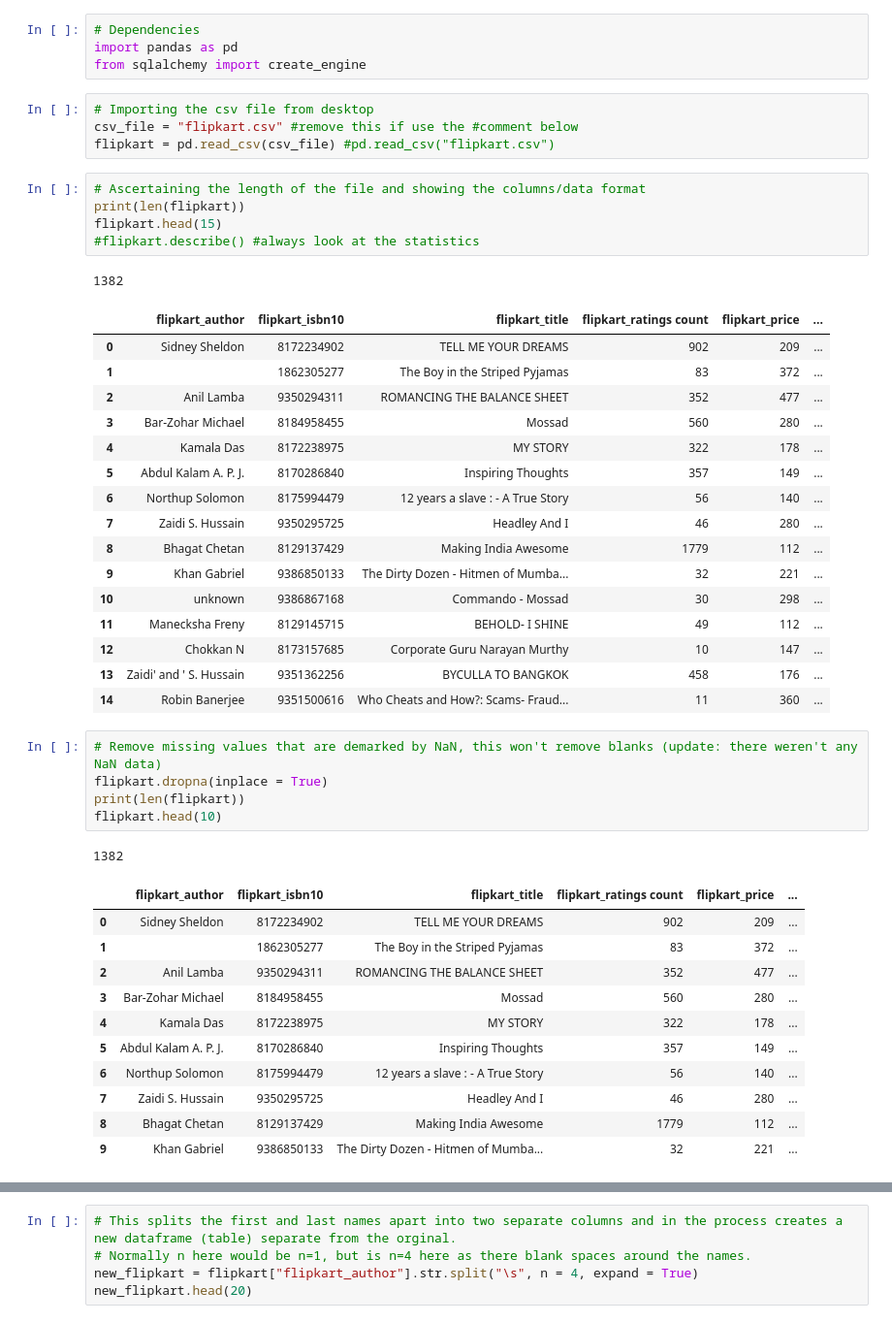
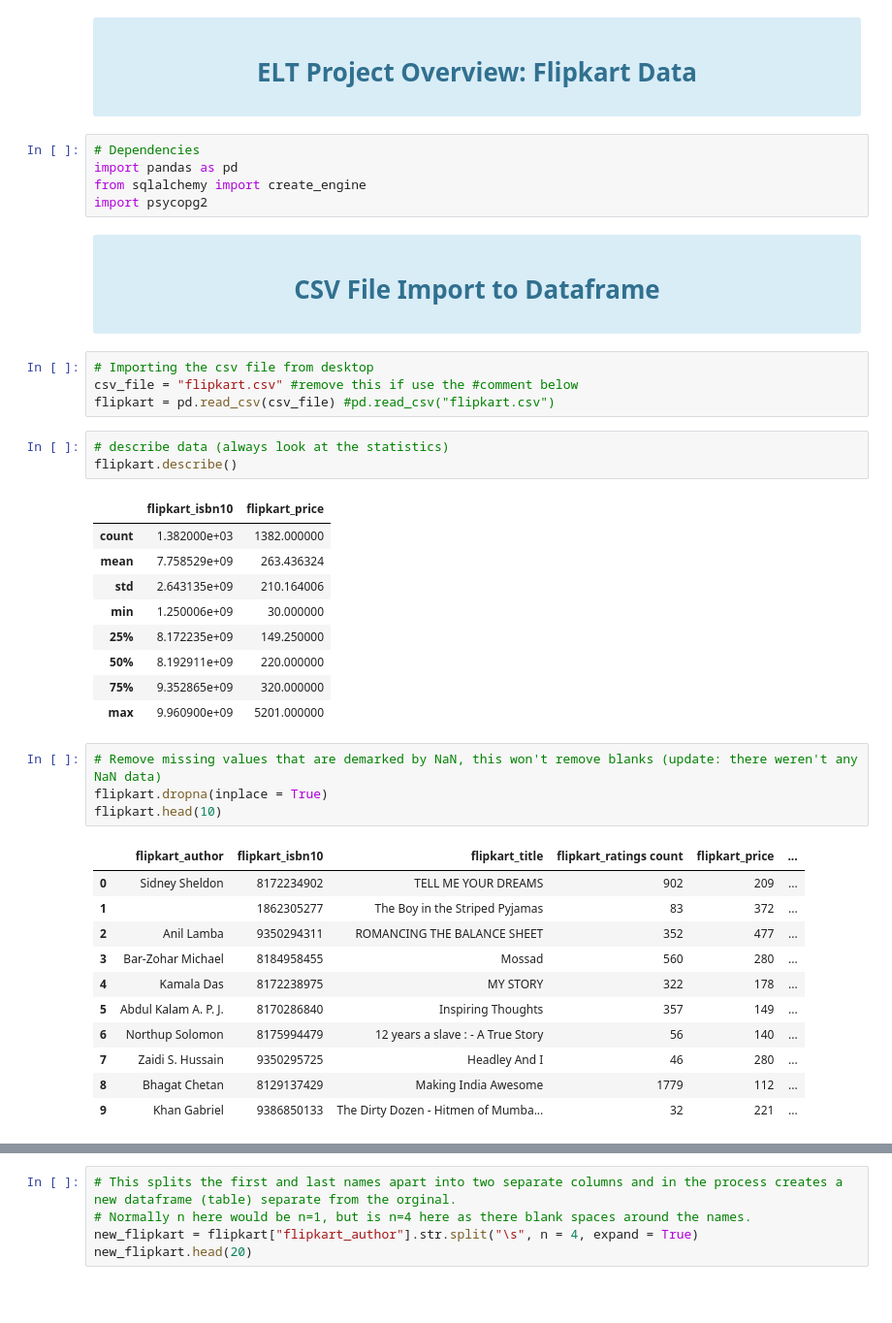
Before and after one commit to chem-nolin/ETL_project, a Jupyter notebook: flipkart.ipynb, the cells around one changed output, grey strips where cells are left out. Shown at 97% size. Saved outputs shown, nothing was run; the diff lists cells and outputs as text; blank space fills up the shorter version.

```diff
--- a/flipkart.ipynb
+++ b/flipkart.ipynb
@@ -1,41 +1,38 @@
+# %% [markdown]
+<div class="alert alert-block alert-info">
+    <center><h1>ELT Project Overview: Flipkart Data</h1></center>
+</div>
 # %%
 # Dependencies
 import pandas as pd
 from sqlalchemy import create_engine
+import psycopg2
+# %% [markdown]
+<div class="alert alert-block alert-info">
+    <center><h1>CSV File Import to Dataframe</h1></center>
+</div>
 # %%
 # Importing the csv file from desktop
 csv_file = "flipkart.csv" #remove this if use the #comment below
 flipkart = pd.read_csv(csv_file) #pd.read_csv("flipkart.csv")
-# %%
-# Ascertaining the length of the file and showing the columns/data format
-print(len(flipkart))
-flipkart.head(15)
-#flipkart.describe() #always look at the statistics
-# %% [output]
-1382
-|  | flipkart_author | flipkart_isbn10 | flipkart_title | flipkart_ratings count | flipkart_price | ... |
-| 0 | Sidney Sheldon | 8172234902 | TELL ME YOUR DREAMS | 902 | 209 | ... |
-| 1 |  | 1862305277 | The Boy in the Striped Pyjamas | 83 | 372 | ... |
-| 2 | Anil Lamba | 9350294311 | ROMANCING THE BALANCE SHEET | 352 | 477 | ... |
-| 3 | Bar-Zohar Michael | 8184958455 | Mossad | 560 | 280 | ... |
-| 4 | Kamala Das | 8172238975 | MY STORY | 322 | 178 | ... |
-| 5 | Abdul Kalam A. P. J. | 8170286840 | Inspiring Thoughts | 357 | 149 | ... |
-| 6 | Northup Solomon | 8175994479 | 12 years a slave : - A True Story | 56 | 140 | ... |
-| 7 | Zaidi S. Hussain | 9350295725 | Headley And I | 46 | 280 | ... |
-| 8 | Bhagat Chetan | 8129137429 | Making India Awesome | 1779 | 112 | ... |
-| 9 | Khan Gabriel | 9386850133 | The Dirty Dozen - Hitmen of Mumba... | 32 | 221 | ... |
-| 10 | unknown | 9386867168 | Commando - Mossad | 30 | 298 | ... |
-| 11 | Manecksha Freny | 8129145715 | BEHOLD- I SHINE | 49 | 112 | ... |
-| 12 | Chokkan N | 8173157685 | Corporate Guru Narayan Murthy | 10 | 147 | ... |
-| 13 | Zaidi' and ' S. Hussain | 9351362256 | BYCULLA TO BANGKOK | 458 | 176 | ... |
-| 14 | Robin Banerjee | 9351500616 | Who Cheats and How?: Scams- Fraud... | 11 | 360 | ... |
+# %%
+# describe data (always look at the statistics)
+flipkart.describe()
+# %% [output]
+|  | flipkart_isbn10 | flipkart_price |
+| count | 1.382000e+03 | 1382.000000 |
+| mean | 7.758529e+09 | 263.436324 |
+| std | 2.643135e+09 | 210.164006 |
+| min | 1.250006e+09 | 30.000000 |
+| 25% | 8.172235e+09 | 149.250000 |
+| 50% | 8.192911e+09 | 220.000000 |
+| 75% | 9.352865e+09 | 320.000000 |
+| max | 9.960900e+09 | 5201.000000 |
 # %%
 # Remove missing values that are demarked by NaN, this won't remove blanks (update: there weren't any NaN data)
 flipkart.dropna(inplace = True)
-print(len(flipkart))
 flipkart.head(10)
 # %% [output]
-1382
 |  | flipkart_author | flipkart_isbn10 | flipkart_title | flipkart_ratings count | flipkart_price | ... |
 | 0 | Sidney Sheldon | 8172234902 | TELL ME YOUR DREAMS | 902 | 209 | ... |
 | 1 |  | 1862305277 | The Boy in the Striped Pyjamas | 83 | 372 | ... |
```
Also changed, not shown: parts of 13 cells of this notebook.
